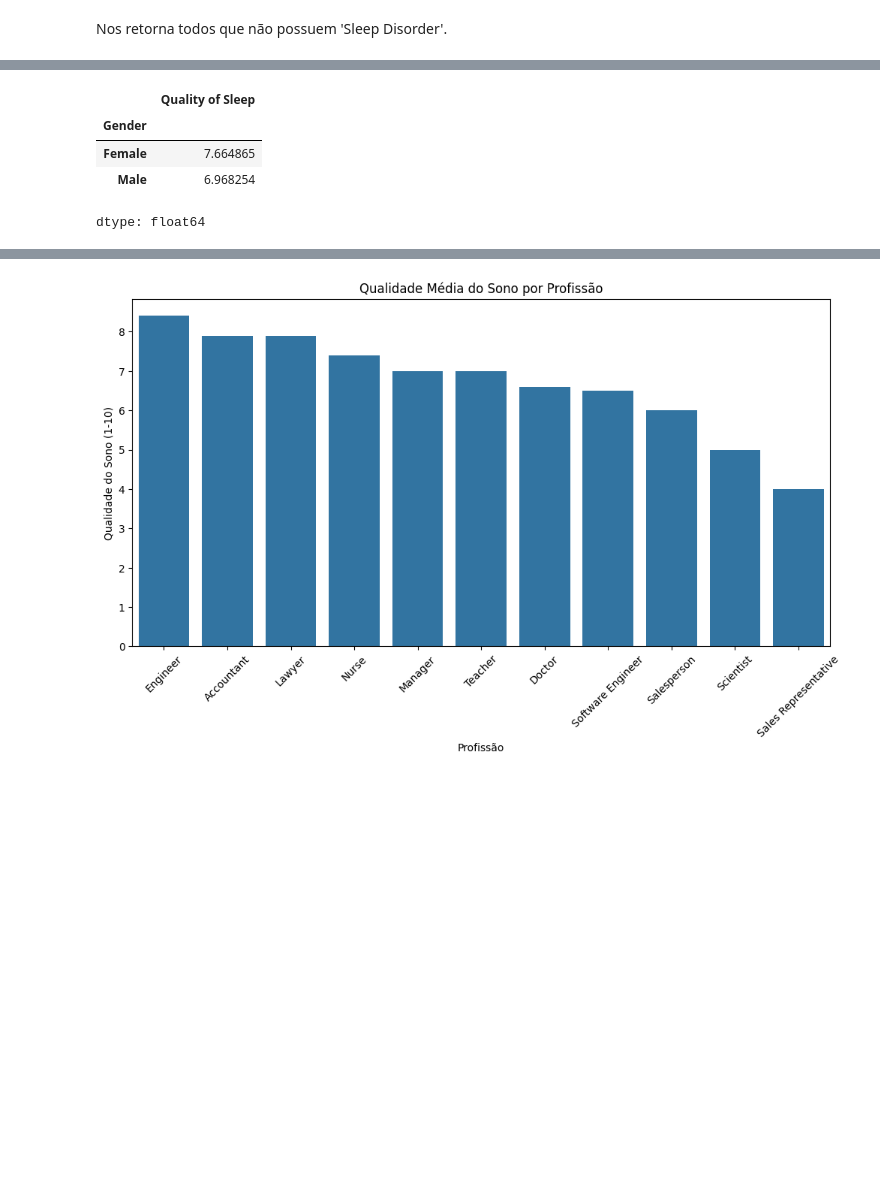
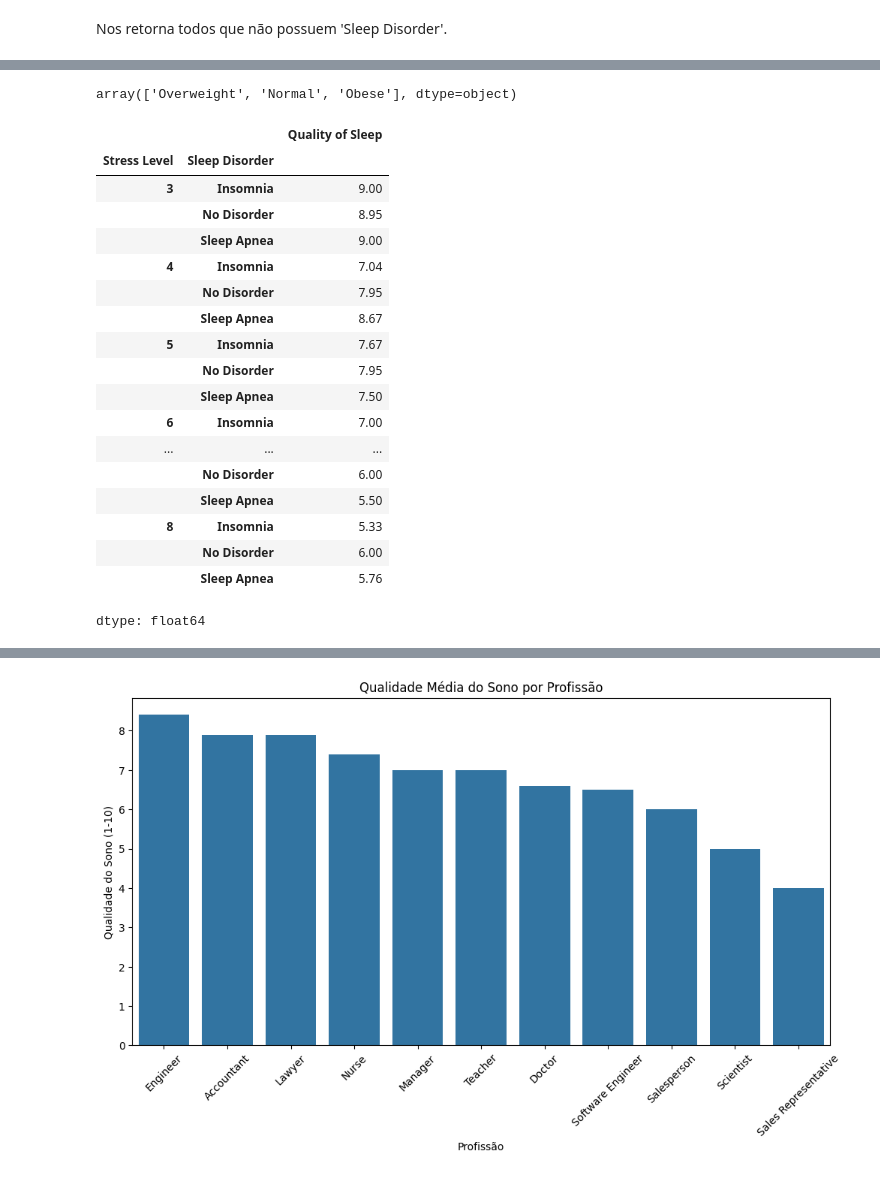
Before and after one commit to enzobanin/AnaliseDeDados, a Jupyter notebook: sonoEstiloDeVida.ipynb, the cells around one changed output, grey strips where cells are left out. Saved outputs shown, nothing was run; the diff lists cells and outputs as text; code cells hidden in the pictures; blank space fills up the shorter version.

Commit message:
Adicionando Groupby para testar hipotese e um grafico

```diff
--- a/sonoEstiloDeVida.ipynb
+++ b/sonoEstiloDeVida.ipynb
@@ -32,6 +32,8 @@ usada para explorar a relação entre qualidade de vida e distúrbios do sono.
 # %%
 from google.colab import drive
 drive.mount('/content/drive')
+#path = "/content/drive/MyDrive/5 semestre/sonoEstiloDeVida/02_sono_estilo_vida.csv"
+path = "/content/drive/MyDrive/Colab Notebooks/sonoEstiloDeVida/02_sono_estilo_vida.csv"
 # %% [output]
 Mounted at /content/drive
 # %%
@@ -39,8 +41,3 @@ import pandas as pd
 import numpy as np
 import matplotlib.pyplot as plt
 import seaborn as sns
-# %%
-from google.colab import drive
-drive.mount('/content/drive')
-
-path = "/content/drive/MyDrive/5 semestre/sonoEstiloDeVida/02_sono_estilo_vida.csv"
@@ -200,9 +196,28 @@ condicao
 180 rows × 13 columns
+# %%
+df['BMI Category'] = df['BMI Category'].replace('Normal Weight', 'Normal')
+df['BMI Category'].unique()
+# %% [output]
+array(['Overweight', 'Normal', 'Obese'], dtype=object)
 # %%
-df.groupby("Gender")["Quality of Sleep"].mean()
+df.groupby(["Stress Level","Sleep Disorder"])["Quality of Sleep"].mean()
 # %% [output]
-|  | Quality of Sleep |
-| Gender |  |
-| Female | 7.664865 |
-| Male | 6.968254 |
+|  |  | Quality of Sleep |
+| Stress Level | Sleep Disorder |  |
+| 3 | Insomnia | 9.00 |
+|  | No Disorder | 8.95 |
+|  | Sleep Apnea | 9.00 |
+| 4 | Insomnia | 7.04 |
+|  | No Disorder | 7.95 |
+|  | Sleep Apnea | 8.67 |
+| 5 | Insomnia | 7.67 |
+|  | No Disorder | 7.95 |
+|  | Sleep Apnea | 7.50 |
+| 6 | Insomnia | 7.00 |
+| ... | ... | ... |
+|  | No Disorder | 6.00 |
+|  | Sleep Apnea | 5.50 |
+| 8 | Insomnia | 5.33 |
+|  | No Disorder | 6.00 |
+|  | Sleep Apnea | 5.76 |
 dtype: float64
```
Also changed, not shown: parts of 19 cells of this notebook.
